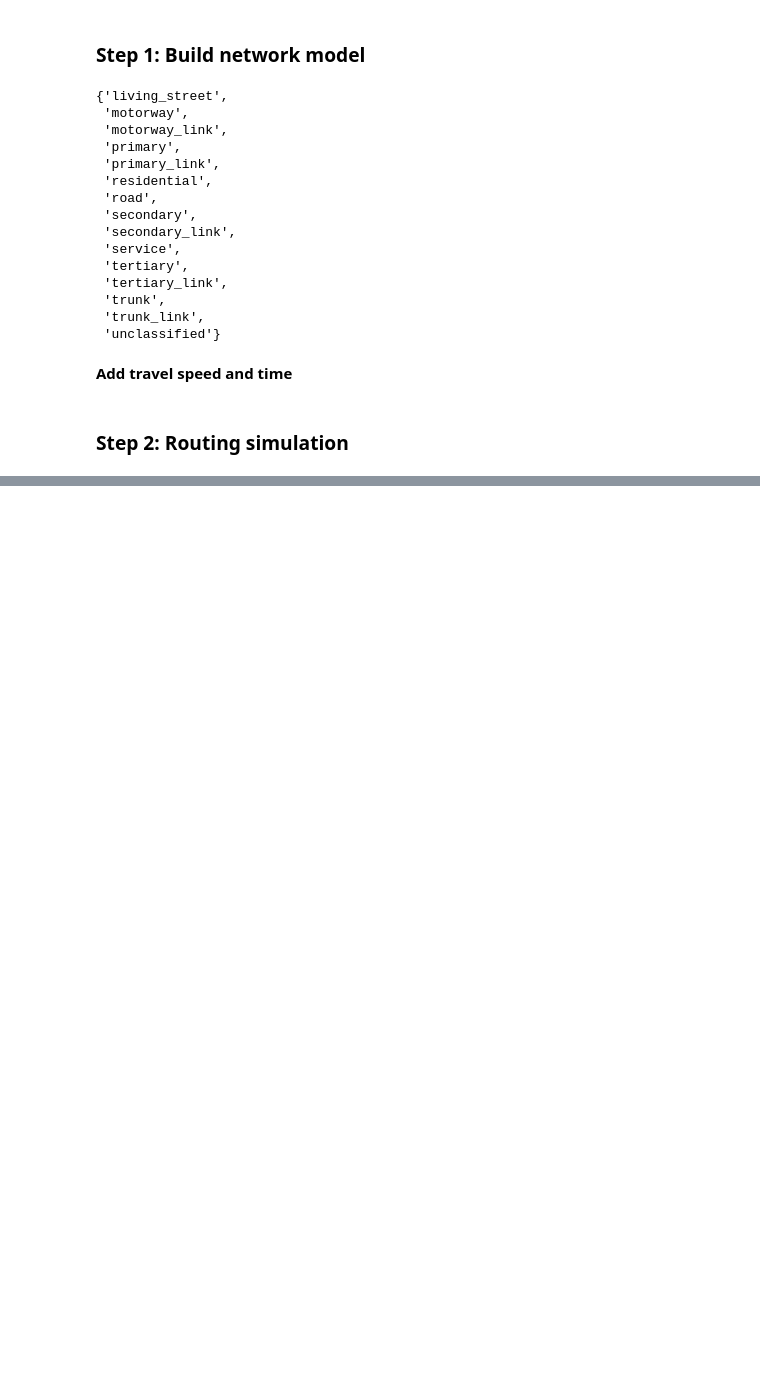
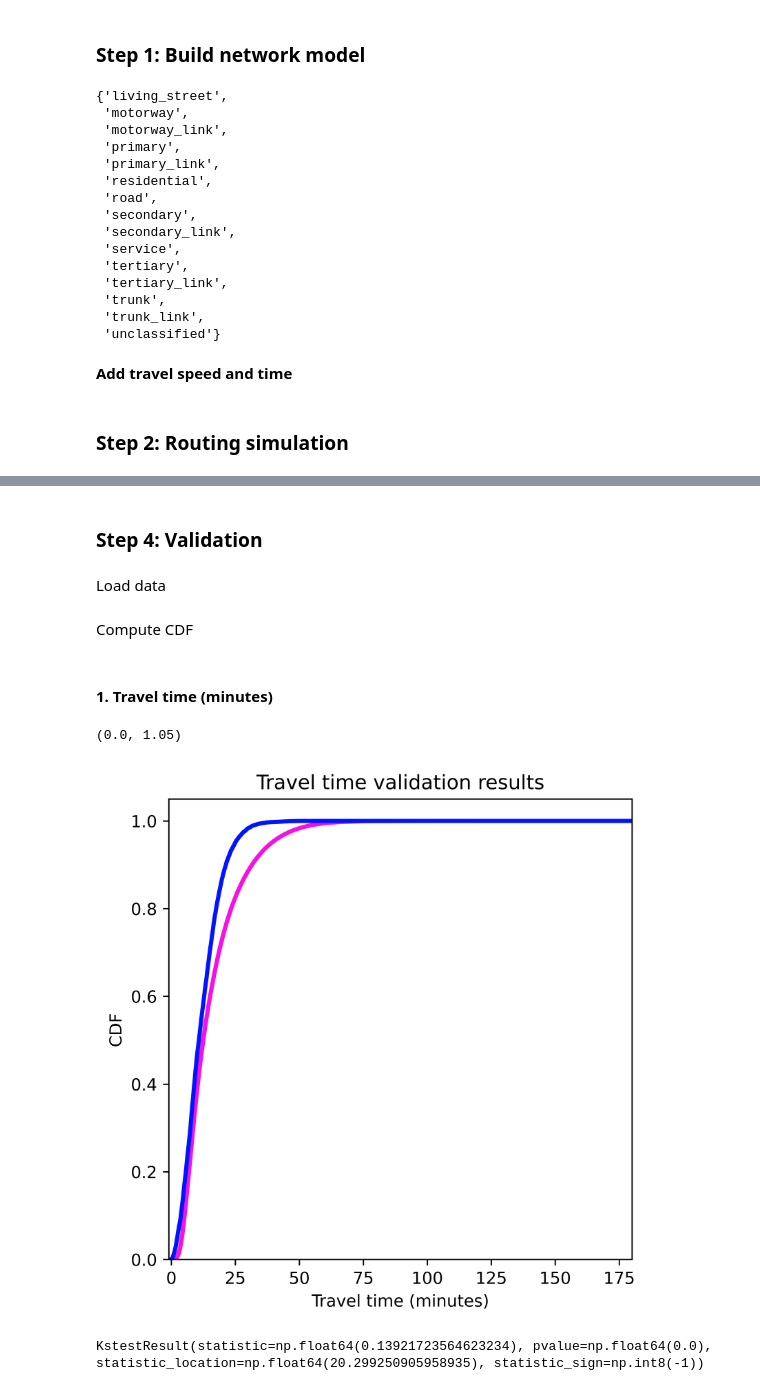
Before and after one commit to jesuslovesyiyi/Global-road-network-resilience, a Jupyter notebook: analysis/05_Validation.ipynb, the cells around one changed output, grey strips where cells are left out. Cells and saved outputs as stored; diff of their text form; code cells hidden in the pictures; blank space fills up the shorter version.

Commit message:
hamburg validation

```diff
--- a/analysis/05_Validation.ipynb
+++ b/analysis/05_Validation.ipynb
@@ -1625,0 +1627,80 @@ Hamburg_raw
+# %% [markdown]
+### Step 4: Validation
+# %% [markdown]
+Load data
+# %%
+# Load ground truth dataframe
+Hamburg_raw_filtered = pd.read_csv(home_dir + "/Hamburg_validation/hamburg_trips_car_within.csv", index_col=0)
+H_df = Hamburg_raw_filtered[['trip_id', 'traveled_distance', 'euclidean_distance', 'trav_time']]
+H_df['trav_time_seconds'] = pd.to_timedelta(H_df['trav_time']).dt.total_seconds()
+
+# Load simulation dataframe
+OD_df = pd.read_csv(home_dir + '/Hamburg_validation/hh_OD_df_e6_final.csv', index_col=0)
+# %% [markdown]
+Compute CDF
+# %% [markdown]
+#### 1. Travel time (minutes)
+# %%
+'''Travel Time'''
+# Make a copy of the ground truth dataframe
+True_df = H_df
+# Convert seconds to minutes
+True_df['trav_time_minutes'] = True_df['trav_time_seconds']/60
+# Compute CDF
+True_df['cnt'] = 1
+True_df = True_df.sort_values(by="trav_time_minutes", ascending=True).reset_index(drop=True)
+True_df["trav_time_minutes_cusum"] = np.cumsum(True_df["cnt"]) / max(np.cumsum(True_df["cnt"]))
+
+Sim_df = OD_df
+# Convert seconds to minutes
+Sim_df['OD_route_time_minutes'] = Sim_df['OD_route_time_s']/60
+Sim_df['cnt'] = 1
+Sim_df = Sim_df.sort_values(by="OD_route_time_minutes", ascending=True).reset_index(drop=True)
+Sim_df["OD_route_time_minutes_cusum"] = np.cumsum(Sim_df["cnt"]) / max(np.cumsum(Sim_df["cnt"]))
+
+
+'''Plot'''
+# Set max travel duration (minutes)
+max_minutes = 180
+
+fig = plt.figure(dpi=1000, figsize=(5,5))
+ax = fig.add_subplot(111)
+# Ground truth data
+ax.plot(True_df["trav_time_minutes"], True_df["trav_time_minutes_cusum"], label="Truth", color="#f511e6", linewidth=2.5)
+plt.ylabel("CDF")
+plt.xlabel("Travel time (minutes)")
+plt.title("Travel time validation results")
+
+# Simulation
+x_series = pd.concat(
+    [
+        Sim_df["OD_route_time_minutes"],
+        pd.Series(range(round(Sim_df["OD_route_time_minutes"].max()), max_minutes))
+    ],
+    ignore_index=True
+)
+
+cdf_series = pd.concat(
+    [
+        Sim_df["OD_route_time_minutes_cusum"],
+        pd.Series([1] * pd.Series(range(round(Sim_df["OD_route_time_minutes"].max()), max_minutes)).shape[0])
+    ],
+    ignore_index=True
+)
+ax.plot(x_series, cdf_series, color="#0015ff", linewidth=2.5)
+
+plt.xlim(-1, max_minutes)
+plt.ylim(0, 1.05)
+# %% [output]
+(0.0, 1.05)
+[figure, added]
+# %%
+from scipy.stats import ks_2samp
+sample1 = []
+for i in range(len(True_df)):
+    sample1.extend( [True_df['trav_time_minutes'].iloc[i]] * round((True_df['cnt'].iloc[i])) )
+
+sample2 = list(Sim_df["OD_route_time_minutes"])
+print(ks_2samp(sample1, sample2))
+# %% [output]
+KstestResult(statistic=np.float64(0.13921723564623234), pvalue=np.float64(0.0), statistic_location=np.float64(20.299250905958935), statistic_sign=np.int8(-1))
```
Also changed, not shown: parts of 13 cells of this notebook.
